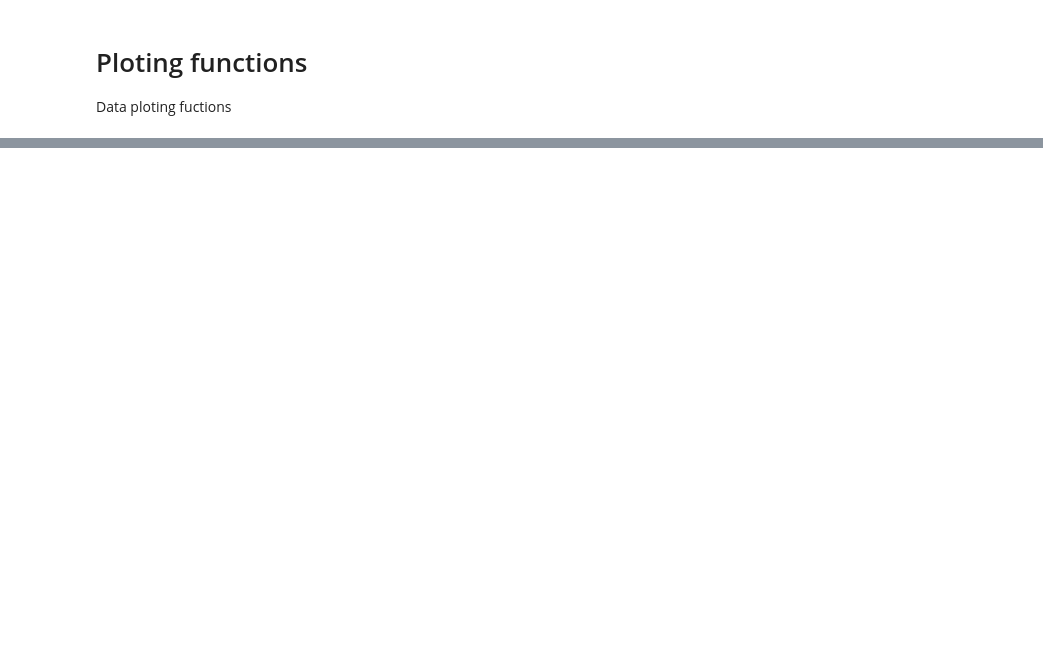
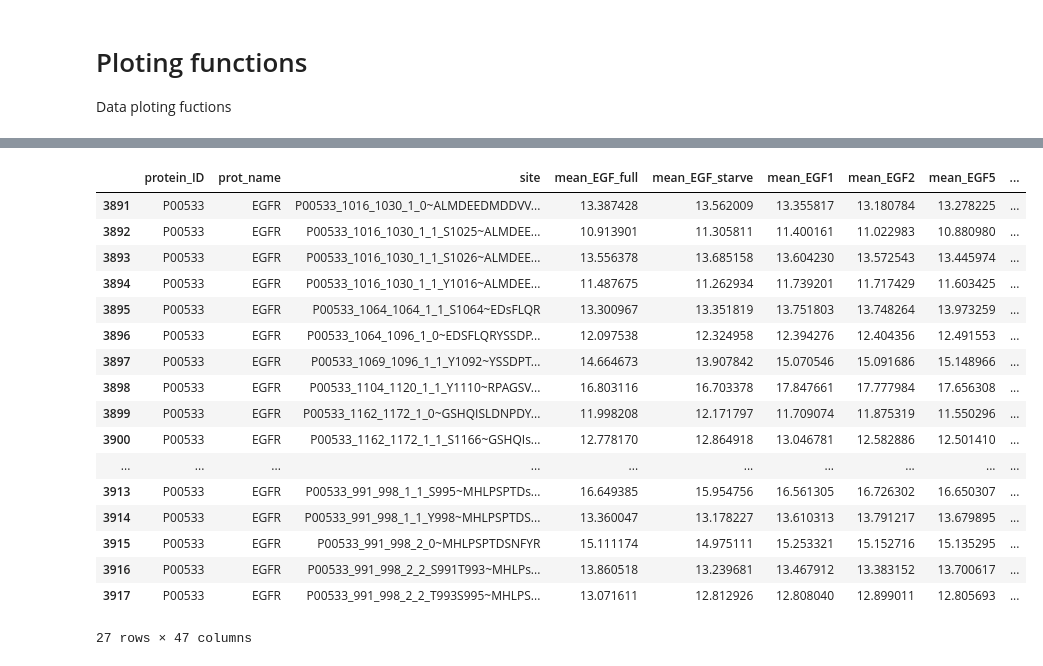
Before and after one commit to IgnacioNavas/TMT_Data_analysis, a Jupyter notebook: Plotting_data.ipynb, the cells around one changed output, grey strips where cells are left out. Cells and saved outputs as stored; diff of their text form; code cells hidden in the pictures; blank space fills up the shorter version.

```diff
--- a/Plotting_data.ipynb
+++ b/Plotting_data.ipynb
@@ -333,0 +374,22 @@ plot_protein_phosphosites_individually(df= full_df, proteins= ["EGFR"], legend =
+# %%
+normalized = pd.read_excel("Experiment/1_hTERT_HME1/Data/Processed/full_starve_continuous_normalized_nrep_SD.xlsx")
+normalized.loc[normalized["prot_name"] == "EGFR"]
+# %% [output]
+|  | protein_ID | prot_name | site | mean_EGF_full | mean_EGF_starve | mean_EGF1 | mean_EGF2 | mean_EGF5 | ... |
+| 3891 | P00533 | EGFR | P00533_1016_1030_1_0~ALMDEEDMDDVV... | 13.387428 | 13.562009 | 13.355817 | 13.180784 | 13.278225 | ... |
+| 3892 | P00533 | EGFR | P00533_1016_1030_1_1_S1025~ALMDEE... | 10.913901 | 11.305811 | 11.400161 | 11.022983 | 10.880980 | ... |
+| 3893 | P00533 | EGFR | P00533_1016_1030_1_1_S1026~ALMDEE... | 13.556378 | 13.685158 | 13.604230 | 13.572543 | 13.445974 | ... |
+| 3894 | P00533 | EGFR | P00533_1016_1030_1_1_Y1016~ALMDEE... | 11.487675 | 11.262934 | 11.739201 | 11.717429 | 11.603425 | ... |
+| 3895 | P00533 | EGFR | P00533_1064_1064_1_1_S1064~EDsFLQR | 13.300967 | 13.351819 | 13.751803 | 13.748264 | 13.973259 | ... |
+| 3896 | P00533 | EGFR | P00533_1064_1096_1_0~EDSFLQRYSSDP... | 12.097538 | 12.324958 | 12.394276 | 12.404356 | 12.491553 | ... |
+| 3897 | P00533 | EGFR | P00533_1069_1096_1_1_Y1092~YSSDPT... | 14.664673 | 13.907842 | 15.070546 | 15.091686 | 15.148966 | ... |
+| 3898 | P00533 | EGFR | P00533_1104_1120_1_1_Y1110~RPAGSV... | 16.803116 | 16.703378 | 17.847661 | 17.777984 | 17.656308 | ... |
+| 3899 | P00533 | EGFR | P00533_1162_1172_1_0~GSHQISLDNPDY... | 11.998208 | 12.171797 | 11.709074 | 11.875319 | 11.550296 | ... |
+| 3900 | P00533 | EGFR | P00533_1162_1172_1_1_S1166~GSHQIs... | 12.778170 | 12.864918 | 13.046781 | 12.582886 | 12.501410 | ... |
+| ... | ... | ... | ... | ... | ... | ... | ... | ... | ... |
+| 3913 | P00533 | EGFR | P00533_991_998_1_1_S995~MHLPSPTDs... | 16.649385 | 15.954756 | 16.561305 | 16.726302 | 16.650307 | ... |
+| 3914 | P00533 | EGFR | P00533_991_998_1_1_Y998~MHLPSPTDS... | 13.360047 | 13.178227 | 13.610313 | 13.791217 | 13.679895 | ... |
+| 3915 | P00533 | EGFR | P00533_991_998_2_0~MHLPSPTDSNFYR | 15.111174 | 14.975111 | 15.253321 | 15.152716 | 15.135295 | ... |
+| 3916 | P00533 | EGFR | P00533_991_998_2_2_S991T993~MHLPs... | 13.860518 | 13.239681 | 13.467912 | 13.383152 | 13.700617 | ... |
+| 3917 | P00533 | EGFR | P00533_991_998_2_2_T993S995~MHLPS... | 13.071611 | 12.812926 | 12.808040 | 12.899011 | 12.805693 | ... |
+27 rows × 47 columns
```
Also changed, not shown: parts of 6 cells of this notebook, 2 other files.
